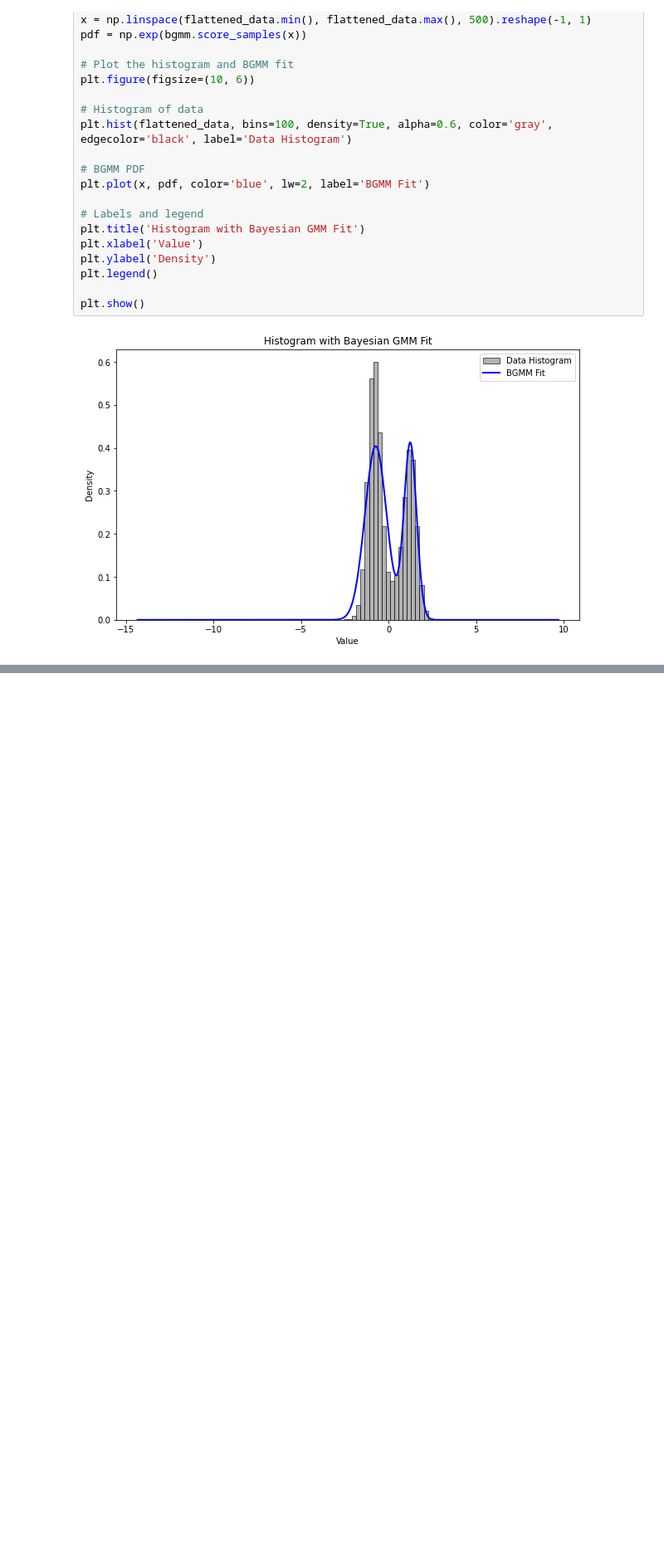
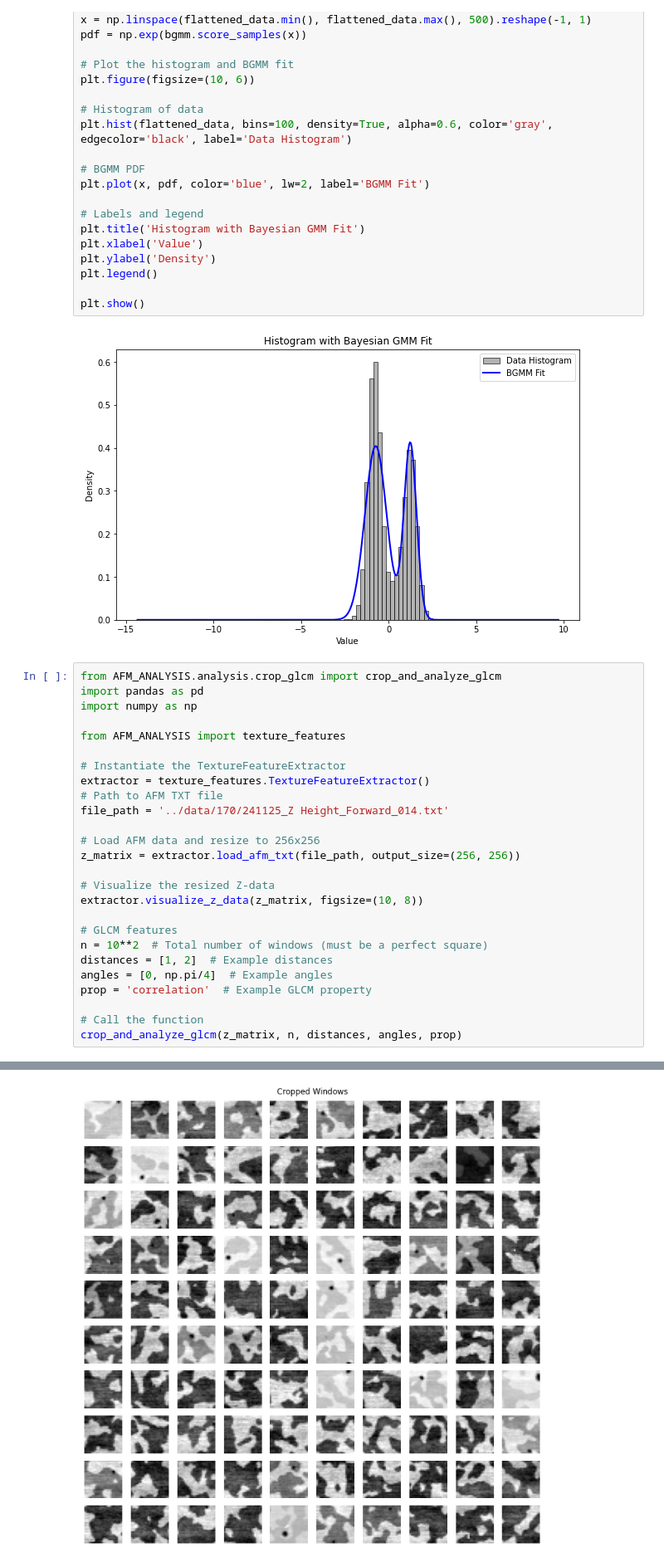
Before and after one commit to Mateo92/AFM_ANALYSIS, a Jupyter notebook: Notebooks/Test.ipynb, the cells around one changed output, grey strips where cells are left out. Shown at 83% size. Saved outputs shown, nothing was run; the diff lists cells and outputs as text; blank space fills up the shorter version.

```diff
--- a/Notebooks/Test.ipynb
+++ b/Notebooks/Test.ipynb
@@ -460,3 +460,30 @@ plt.legend()
 plt.show()
 # %% [output]
 [figure]
+# %%
+from AFM_ANALYSIS.analysis.crop_glcm import crop_and_analyze_glcm
+import pandas as pd
+import numpy as np
+
+from AFM_ANALYSIS import texture_features
+
+# Instantiate the TextureFeatureExtractor
+extractor = texture_features.TextureFeatureExtractor()
+# Path to AFM TXT file
+file_path = '../data/170/241125_Z Height_Forward_014.txt'
+
+# Load AFM data and resize to 256x256
+z_matrix = extractor.load_afm_txt(file_path, output_size=(256, 256))
+
+# Visualize the resized Z-data
+extractor.visualize_z_data(z_matrix, figsize=(10, 8))
+
+# GLCM features
+n = 10**2  # Total number of windows (must be a perfect square)
+distances = [1, 2]  # Example distances
+angles = [0, np.pi/4]  # Example angles
+prop = 'correlation'  # Example GLCM property
+
+# Call the function
+crop_and_analyze_glcm(z_matrix, n, distances, angles, prop)
+# %% [output]
@@ -462,0 +491 @@ plt.show()
+[figure, added]
```
Also changed, not shown: parts of 1 cell of this notebook.
